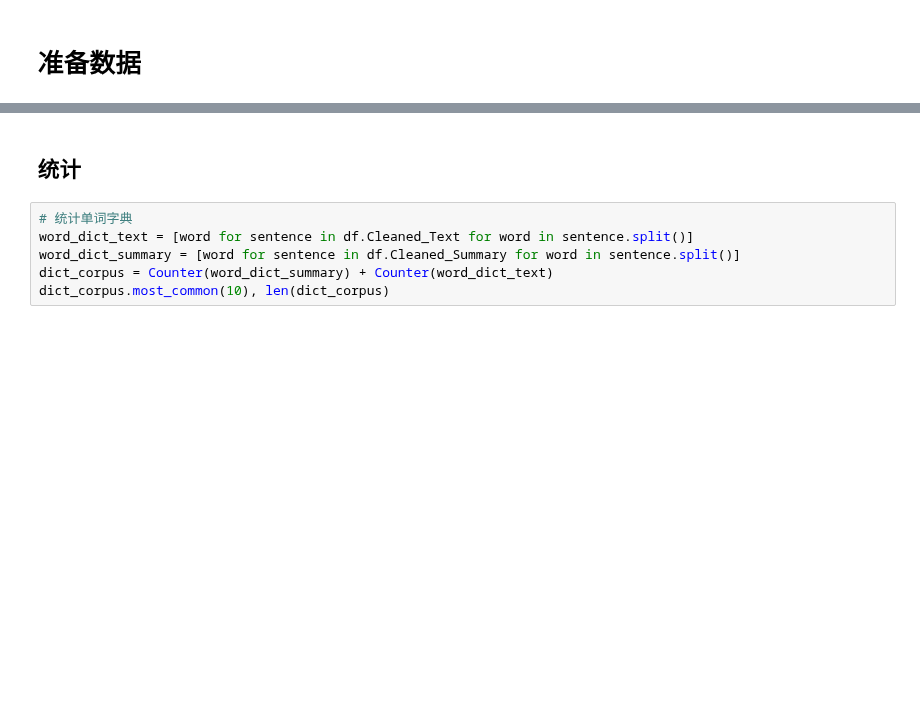
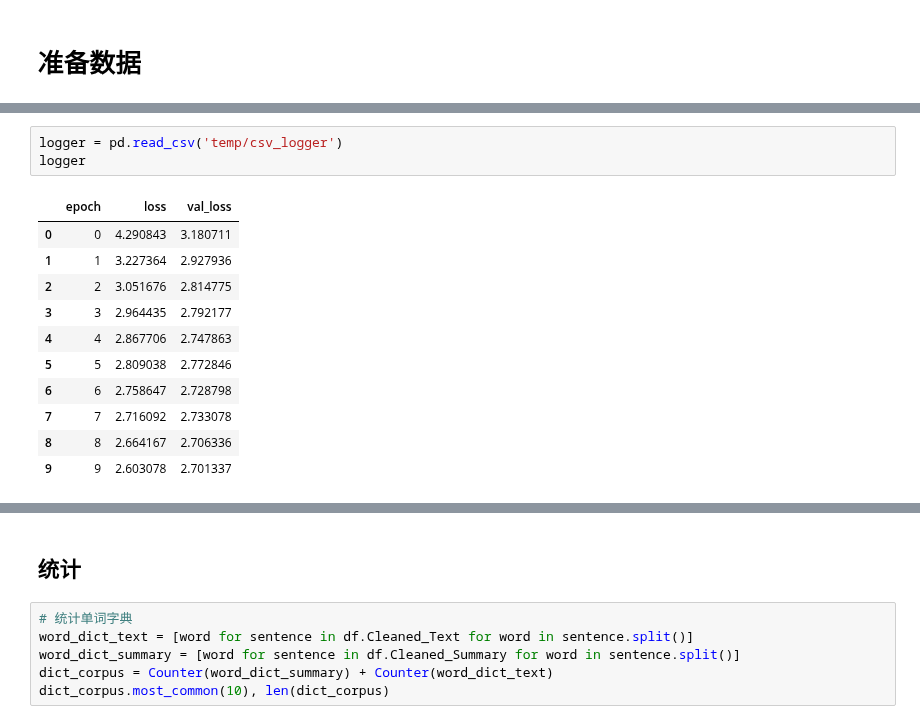
Before and after one commit to jh-lau/NLP, a Jupyter notebook: Kaggle/Summarizing_Text_with_Amazong_Reviews/summaring_text.ipynb, the cells around one changed output, grey strips where cells are left out. Cells and saved outputs as stored; diff of their text form; blank space fills up the shorter version.

```diff
--- a/Kaggle/Summarizing_Text_with_Amazong_Reviews/summaring_text.ipynb
+++ b/Kaggle/Summarizing_Text_with_Amazong_Reviews/summaring_text.ipynb
@@ -155,0 +414,15 @@ contractions = {
+# %%
+logger = pd.read_csv('temp/csv_logger')
+logger
+# %% [output]
+|  | epoch | loss | val_loss |
+| 0 | 0 | 4.290843 | 3.180711 |
+| 1 | 1 | 3.227364 | 2.927936 |
+| 2 | 2 | 3.051676 | 2.814775 |
+| 3 | 3 | 2.964435 | 2.792177 |
+| 4 | 4 | 2.867706 | 2.747863 |
+| 5 | 5 | 2.809038 | 2.772846 |
+| 6 | 6 | 2.758647 | 2.728798 |
+| 7 | 7 | 2.716092 | 2.733078 |
+| 8 | 8 | 2.664167 | 2.706336 |
+| 9 | 9 | 2.603078 | 2.701337 |
```
Also changed, not shown: parts of 53 cells of this notebook, 1 other file.
